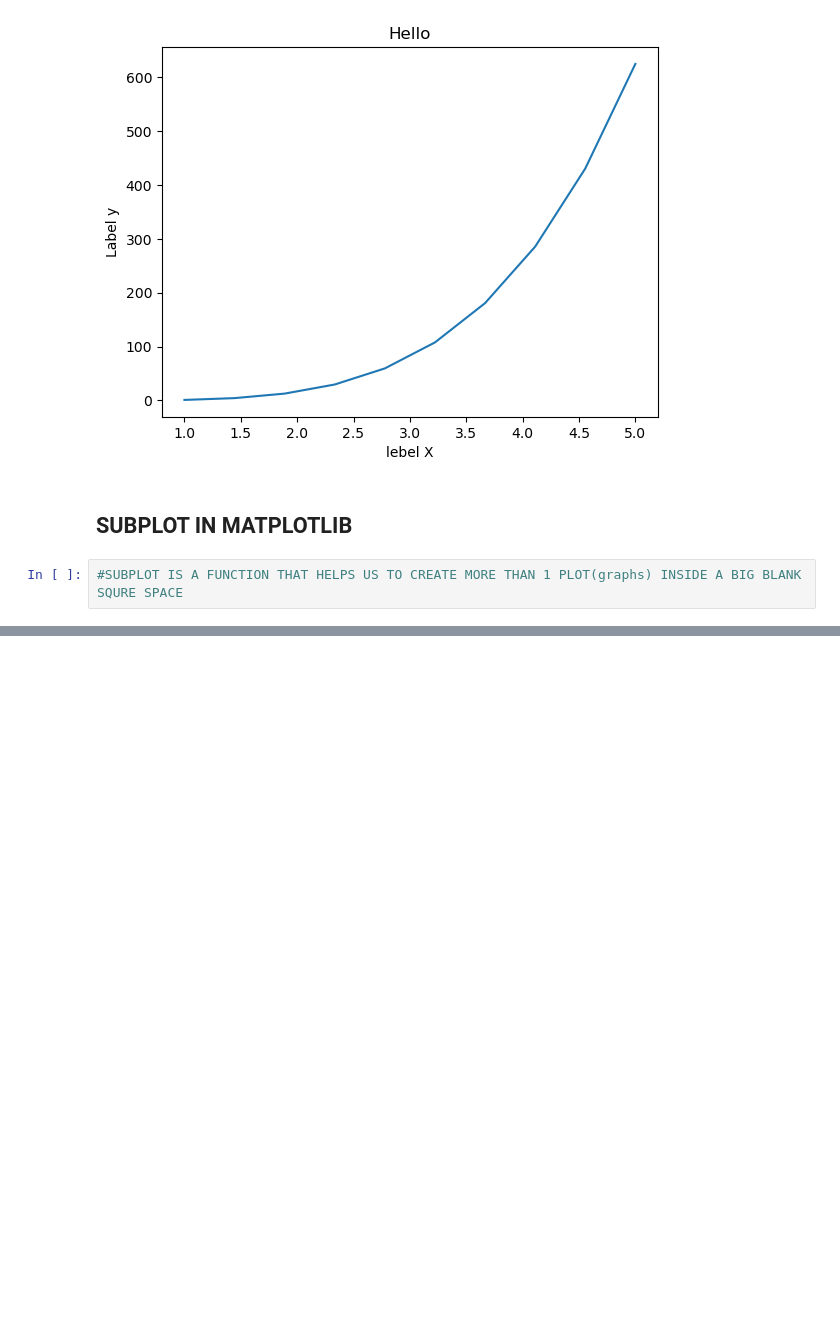
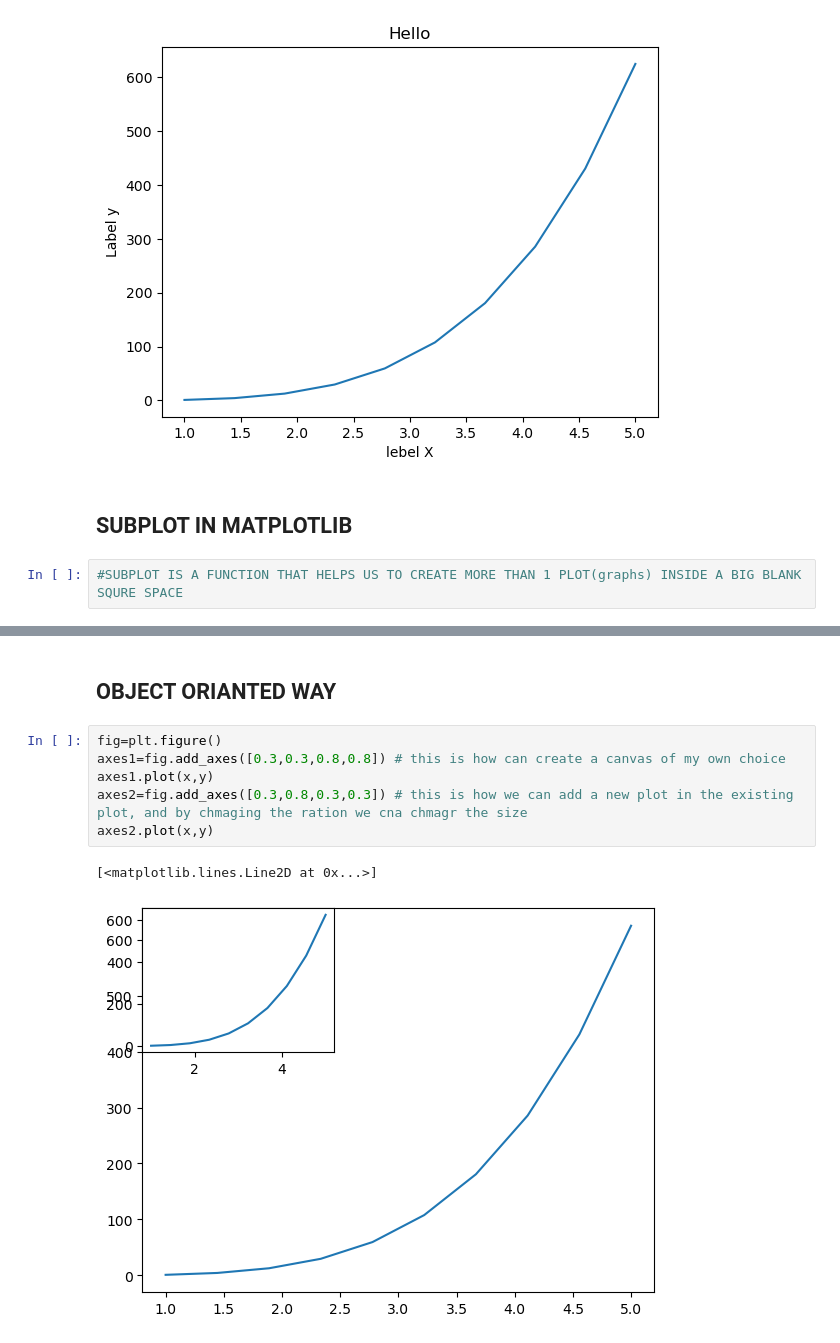
Before and after one commit to debmalya20/-Data-Visualization-, a Jupyter notebook: matplotlib.ipynb, the cells around one changed output, grey strips where cells are left out. Drawn from its saved outputs; the diff is of its cells as text; blank space fills up the shorter version.

```diff
--- a/matplotlib.ipynb
+++ b/matplotlib.ipynb
@@ -37,0 +39,11 @@ plt.subplot(2,2,4)
+# %% [markdown]
+## OBJECT ORIANTED WAY
+# %%
+fig=plt.figure()
+axes1=fig.add_axes([0.3,0.3,0.8,0.8]) # this is how can create a canvas of my own choice
+axes1.plot(x,y)
+axes2=fig.add_axes([0.3,0.8,0.3,0.3]) # this is how we can add a new plot in the existing plot, and by chmaging the ration we cna chmagr the size
+axes2.plot(x,y)
+# %% [output]
+[<matplotlib.lines.Line2D at 0x...>]
+[figure, added]
```
Also changed, not shown: parts of 1 cell of this notebook.
